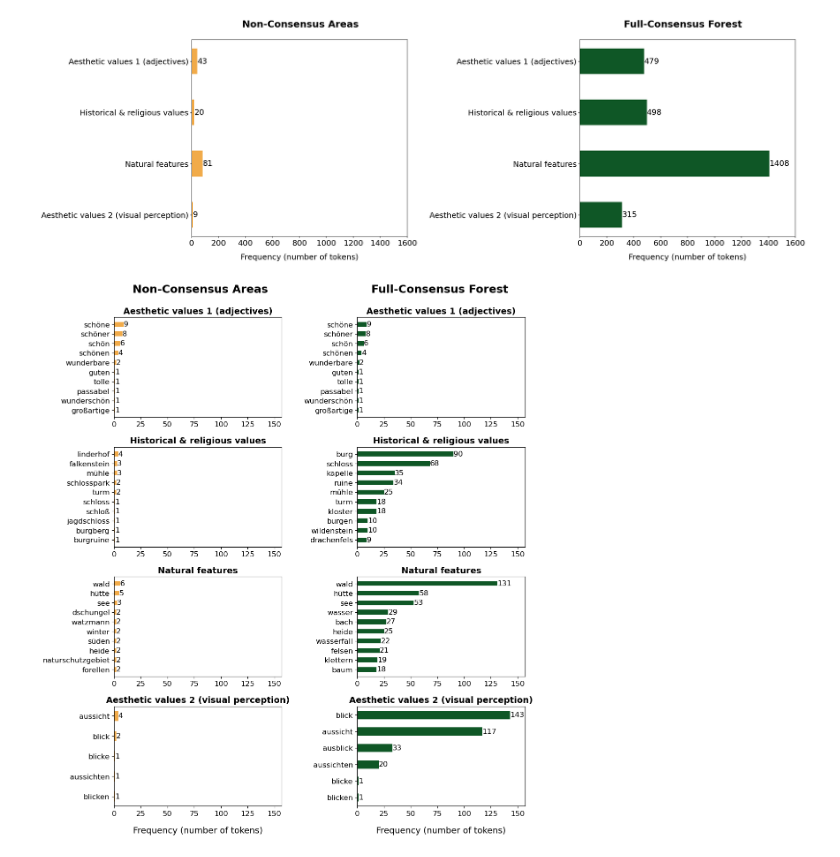
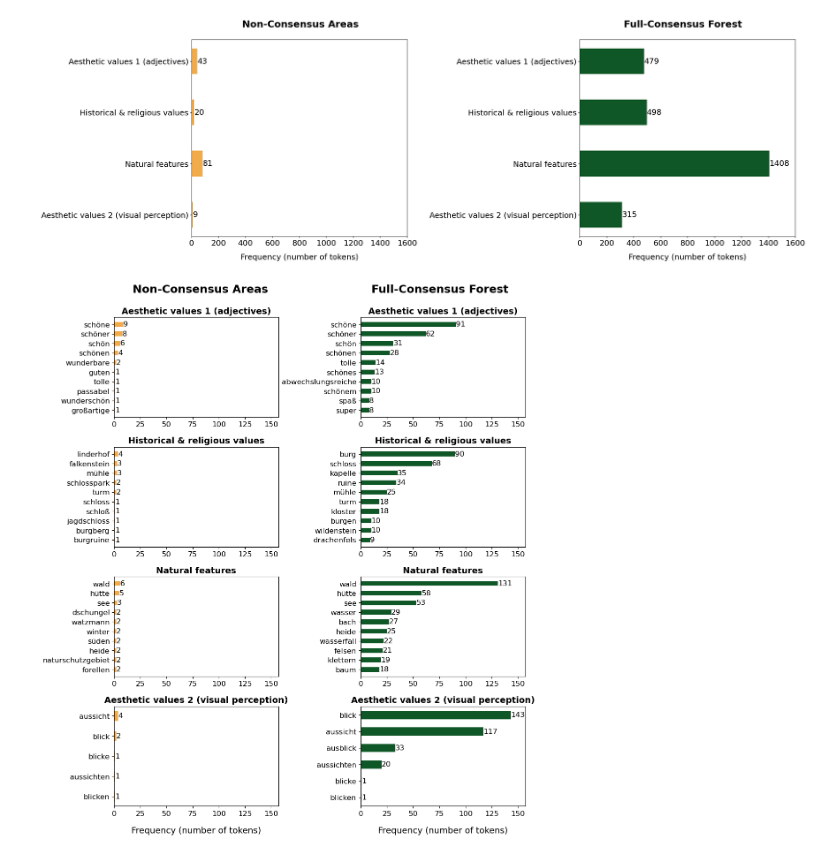
Before and after one commit to n-mo92/nm_forest_thesis, a Jupyter notebook: rq3_all_steps.ipynb, the cells around one changed output. Drawn from its saved outputs; the diff is of its cells as text; code cells hidden in the pictures.

Commit message:
fix token cluster figure

```diff
--- a/rq3_all_steps.ipynb
+++ b/rq3_all_steps.ipynb
@@ -359,7 +359,7 @@ c3_clus4_top10_df = top10_tokens(c3_clus4)
 c3_clus8_top10_df = top10_tokens(c3_clus8)
 c3_clus11_top10_df = top10_tokens(c3_clus11)
 
-c6_clus3_top10_df = top10_tokens(c3_clus3)
+c6_clus3_top10_df = top10_tokens(c6_clus3)
 c6_clus4_top10_df = top10_tokens(c6_clus4)
 c6_clus8_top10_df = top10_tokens(c6_clus8)
 c6_clus11_top10_df = top10_tokens(c6_clus11)
@@ -395,32 +395,32 @@ for i in range(4):
     axes[3, 0].set_xlabel('Frequency (number of tokens)', fontsize=14, labelpad=15)
 
     # Class 6 plots
     bar_chart_c6 = axes[i, 1].barh(c6_token_count_list[i]["token"],
                                    c6_token_count_list[i]["count"],
                                    color = "#0F5726",
                                    height = 0.5)
     axes[i, 1].invert_yaxis()
     axes[i, 1].set_title(all_titles[i], fontsize=14, fontweight="bold")
     axes[i, 1].set_xlim(right=157)
     axes[i, 1].bar_label(bar_chart_c6, fontsize=12)
     axes[i, 1].tick_params(axis='y', labelsize=12)
     axes[i, 1].tick_params(axis='x', labelsize=12)
     axes[3, 1].set_xlabel('Frequency (number of tokens)', fontsize=14, labelpad=15)
 
 # Adjust white space at the top to fit in main titles and adjust space between rows/columns
 plt.subplots_adjust(top=0.90, hspace=0.2, wspace=0.3)
 
 # Add column titles (first two numbers control the position)
 fig.text(0.16, 0.94, "Non-Consensus Areas", fontsize=18, fontweight='bold')
 fig.text(0.61, 0.94, "Full-Consensus Forest", fontsize=18, fontweight='bold')
 
 # Adjust white space at the top to fit in main titles and adjust space between rows/columns
-plt.subplots_adjust(top=0.90, hspace=0.3, wspace=0.45)
+plt.subplots_adjust(top=0.90, hspace=0.3, wspace=0.5)
 
 # Save the combined figure (this needs to go before plt.show otherwise saved output is blank)
 plt.savefig('./outputs/figures/rq3_token_counts_per_cluster_class.png', bbox_inches='tight')
 
 # Show plot
 plt.show()
 # %% [output]
-[figure, old version]
+[figure, new version]
```
